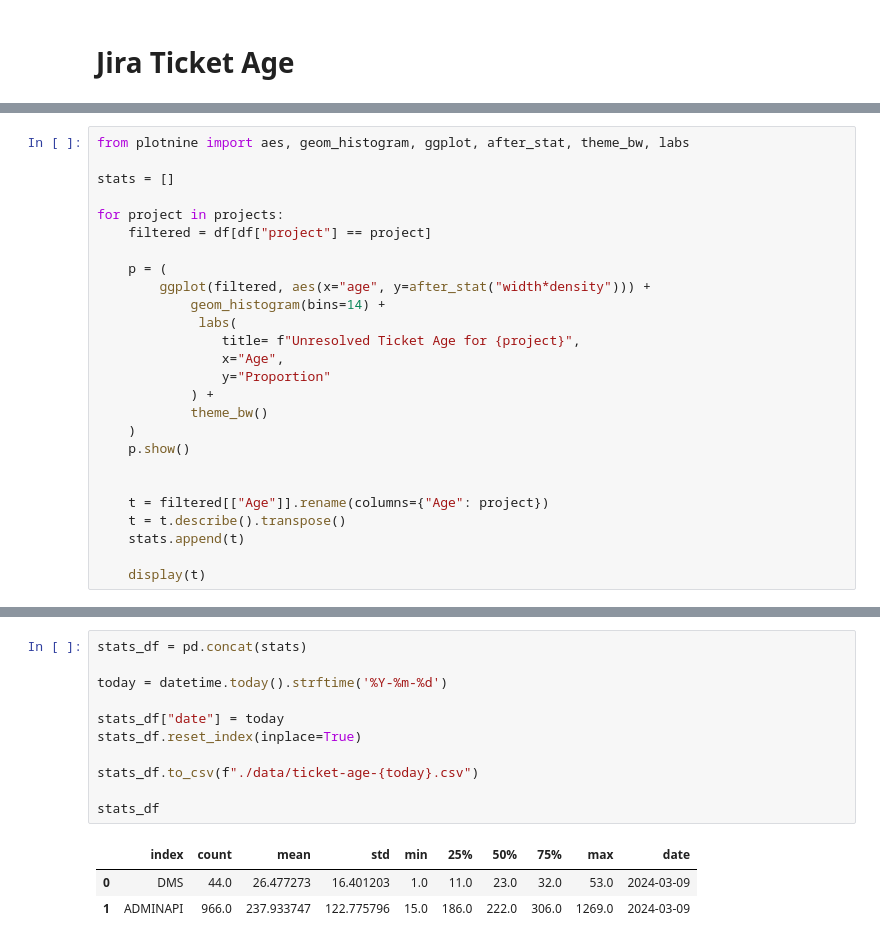
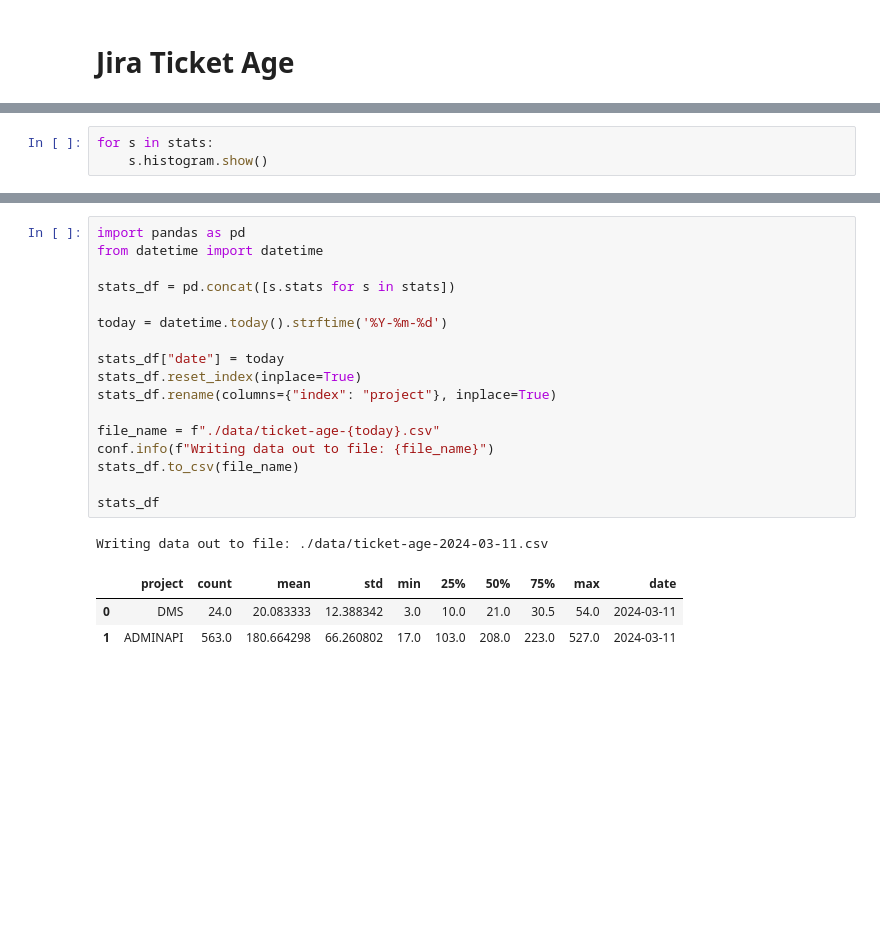
Before and after one commit to Ed-Fi-Alliance-OSS/DevSecOps, a Jupyter notebook: metrics/Jira-Ticket-Age.ipynb, the cells around one changed output, grey strips where cells are left out. Drawn from its saved outputs; the diff is of its cells as text; blank space fills up the shorter version.

```diff
--- a/metrics/Jira-Ticket-Age.ipynb
+++ b/metrics/Jira-Ticket-Age.ipynb
@@ -97,27 +23,4 @@ project=ADMINAPI and key > ADMINAPI-915 order by created asc
 # %%
-from plotnine import aes, geom_histogram, ggplot, after_stat, theme_bw, labs
-
-stats = []
-
-for project in projects:
-    filtered = df[df["project"] == project]
-
-    p = (
-        ggplot(filtered, aes(x="age", y=after_stat("width*density"))) +
-            geom_histogram(bins=14) +
-             labs(
-                title= f"Unresolved Ticket Age for {project}",
-                x="Age",
-                y="Proportion"
-            ) +
-            theme_bw()
-    )
-    p.show()
-
-
-    t = filtered[["Age"]].rename(columns={"Age": project})
-    t = t.describe().transpose()
-    stats.append(t)
-
-    display(t)
+for s in stats:
+    s.histogram.show()
 # %% [output]
@@ -130,15 +29,22 @@ for project in projects:
 # %%
-stats_df = pd.concat(stats)
+import pandas as pd
+from datetime import datetime
+
+stats_df = pd.concat([s.stats for s in stats])
 
 today = datetime.today().strftime('%Y-%m-%d')
 
 stats_df["date"] = today
 stats_df.reset_index(inplace=True)
+stats_df.rename(columns={"index": "project"}, inplace=True)
 
-stats_df.to_csv(f"./data/ticket-age-{today}.csv")
+file_name = f"./data/ticket-age-{today}.csv"
+conf.info(f"Writing data out to file: {file_name}")
+stats_df.to_csv(file_name)
 
 stats_df
 # %% [output]
+Writing data out to file: ./data/ticket-age-2024-03-11.csv
-|  | index | count | mean | std | min | 25% | 50% | 75% | max | date |
-| 0 | DMS | 44.0 | 26.477273 | 16.401203 | 1.0 | 11.0 | 23.0 | 32.0 | 53.0 | 2024-03-09 |
-| 1 | ADMINAPI | 966.0 | 237.933747 | 122.775796 | 15.0 | 186.0 | 222.0 | 306.0 | 1269.0 | 2024-03-09 |
+|  | project | count | mean | std | min | 25% | 50% | 75% | max | date |
+| 0 | DMS | 24.0 | 20.083333 | 12.388342 | 3.0 | 10.0 | 21.0 | 30.5 | 54.0 | 2024-03-11 |
+| 1 | ADMINAPI | 563.0 | 180.664298 | 66.260802 | 17.0 | 103.0 | 208.0 | 223.0 | 527.0 | 2024-03-11 |
```
Also changed, not shown: parts of 4 cells of this notebook, 3 other files.
